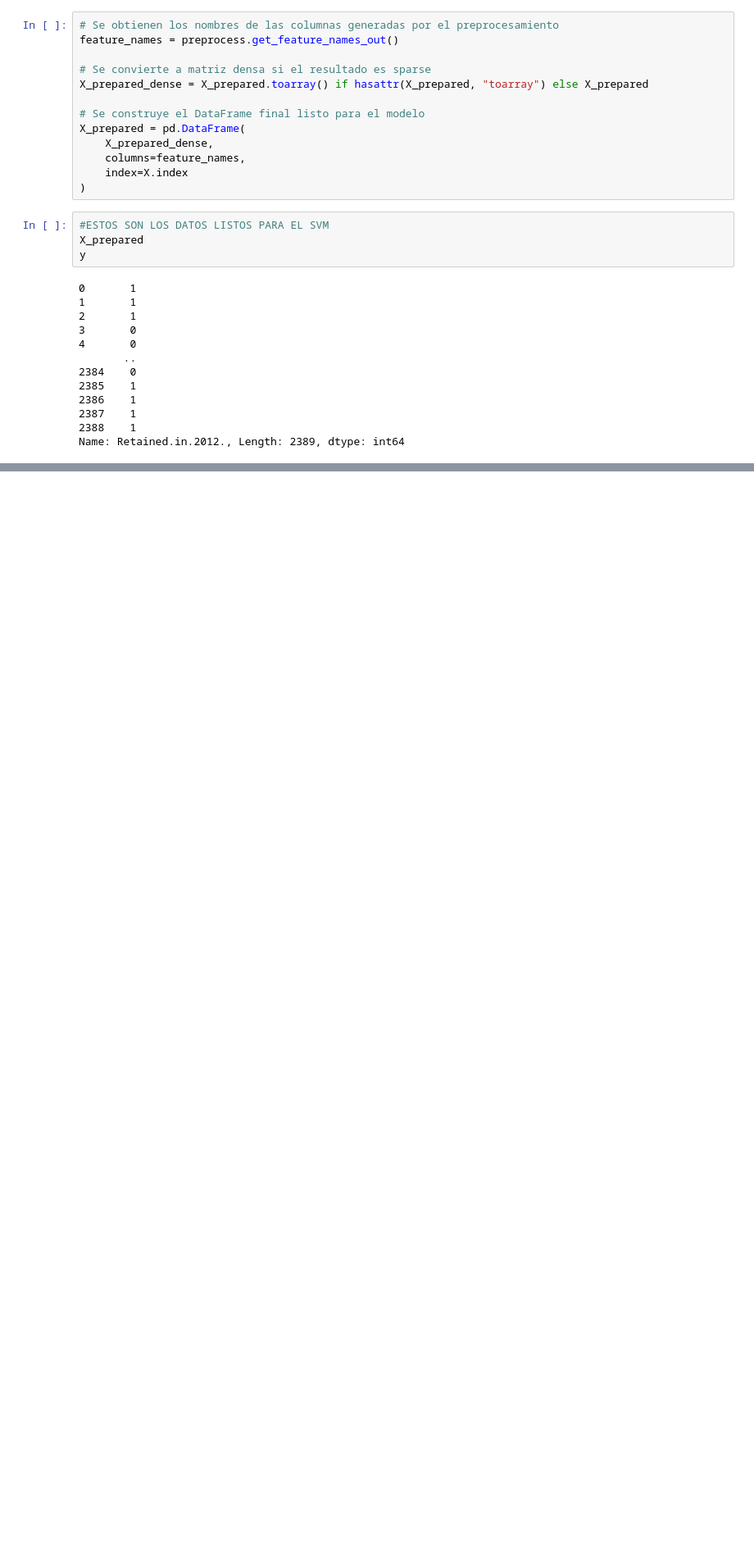
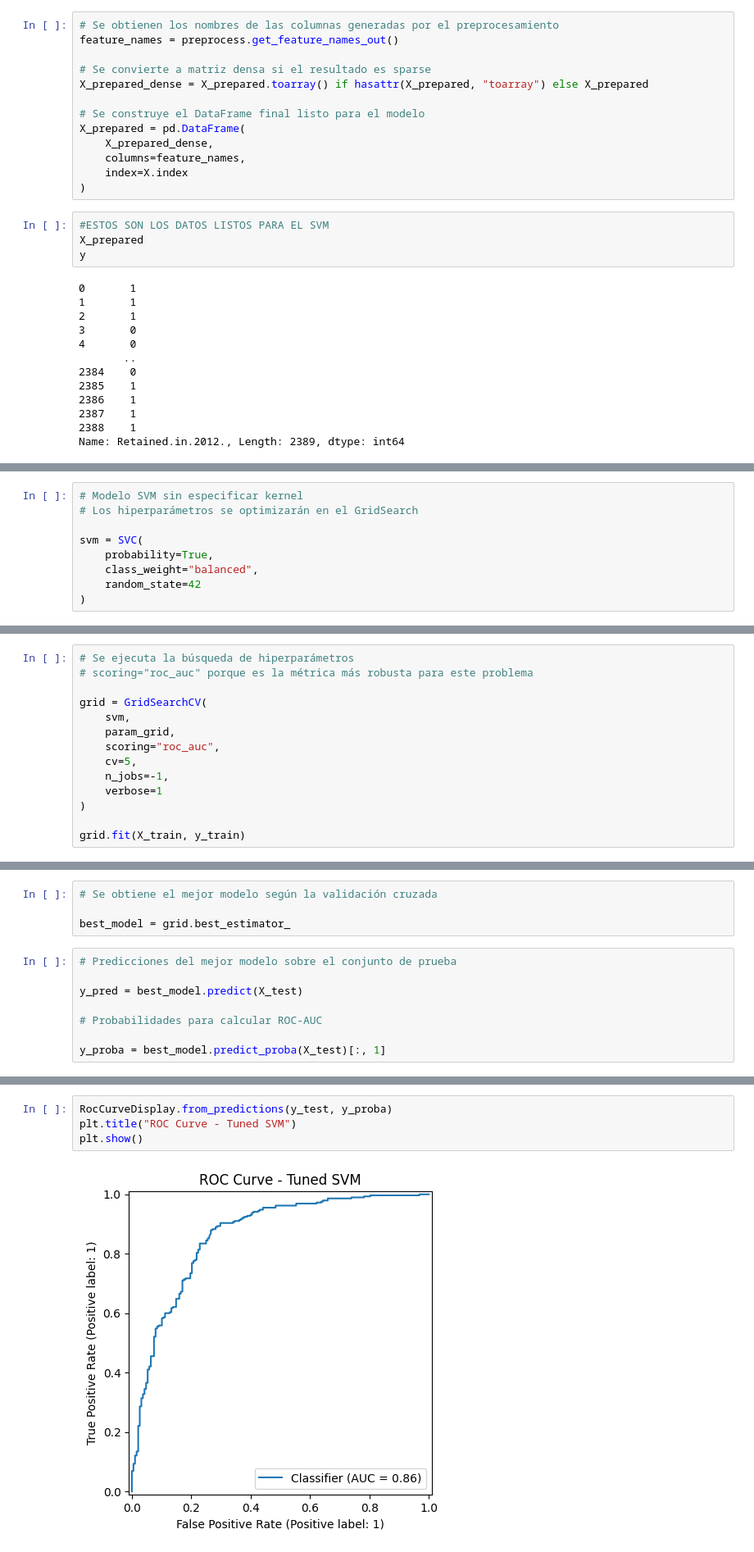
Before and after one commit to JairoVillegas/SUPPORT-VECTOR-MACHINE-CLASSIFIER, a Jupyter notebook: Notebooks/SVM.ipynb, the cells around one changed output, grey strips where cells are left out. Shown at 82% size. Cells and saved outputs as stored; diff of their text form; blank space fills up the shorter version.

```diff
--- a/Notebooks/SVM.ipynb
+++ b/Notebooks/SVM.ipynb
@@ -126,0 +259,9 @@ Name: Retained.in.2012., Length: 2389, dtype: int64
+# %%
+# Modelo SVM sin especificar kernel
+# Los hiperparámetros se optimizarán en el GridSearch
+
+svm = SVC(
+    probability=True,
+    class_weight="balanced",
+    random_state=42
+)
@@ -126,0 +286,14 @@ Name: Retained.in.2012., Length: 2389, dtype: int64
+# %%
+# Se ejecuta la búsqueda de hiperparámetros
+# scoring="roc_auc" porque es la métrica más robusta para este problema
+
+grid = GridSearchCV(
+    svm,
+    param_grid,
+    scoring="roc_auc",
+    cv=5,
+    n_jobs=-1,
+    verbose=1
+)
+
+grid.fit(X_train, y_train)
@@ -126,0 +319,12 @@ Name: Retained.in.2012., Length: 2389, dtype: int64
+# %%
+# Se obtiene el mejor modelo según la validación cruzada
+
+best_model = grid.best_estimator_
+# %%
+# Predicciones del mejor modelo sobre el conjunto de prueba
+
+y_pred = best_model.predict(X_test)
+
+# Probabilidades para calcular ROC-AUC
+
+y_proba = best_model.predict_proba(X_test)[:, 1]
@@ -126,0 +367,6 @@ Name: Retained.in.2012., Length: 2389, dtype: int64
+# %%
+RocCurveDisplay.from_predictions(y_test, y_proba)
+plt.title("ROC Curve - Tuned SVM")
+plt.show()
+# %% [output]
+[figure, added]
```
Also changed, not shown: parts of 22 cells of this notebook, 4 other files.
